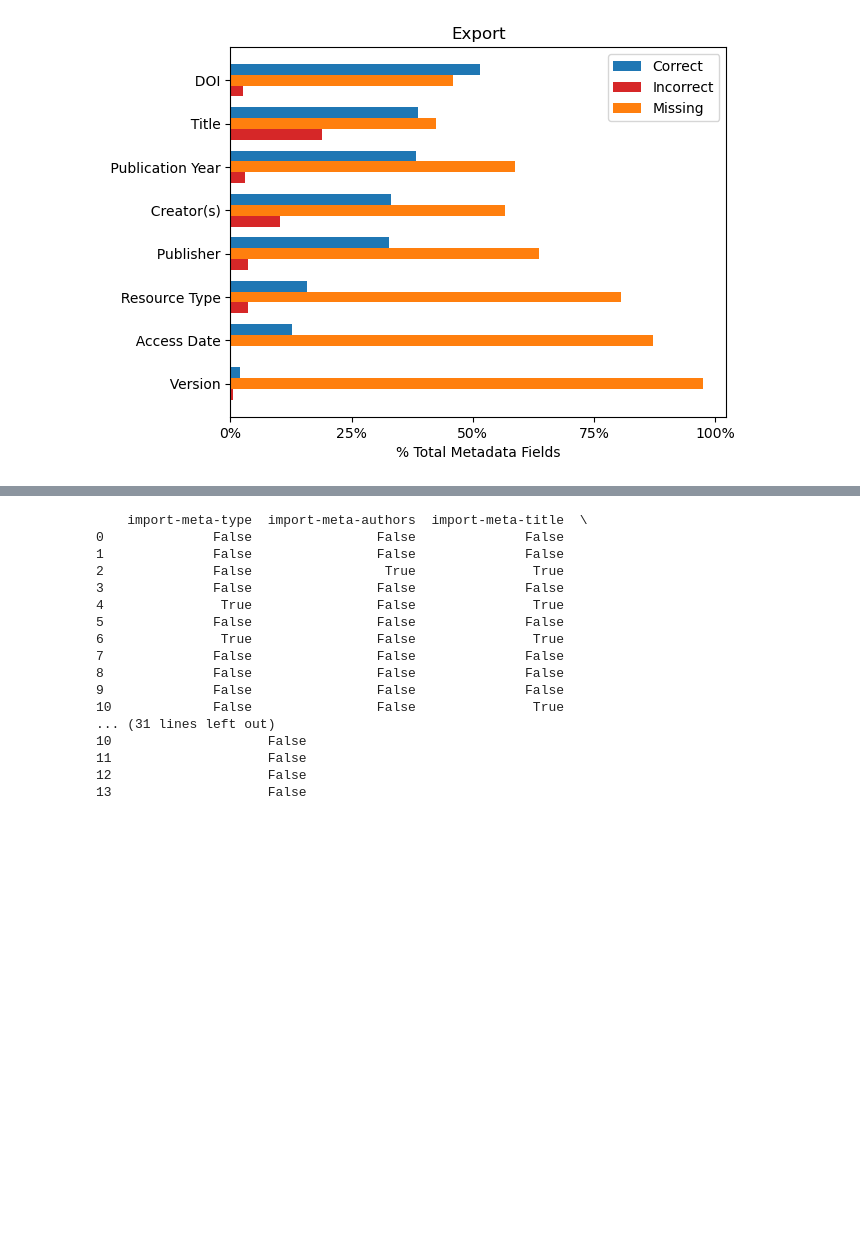
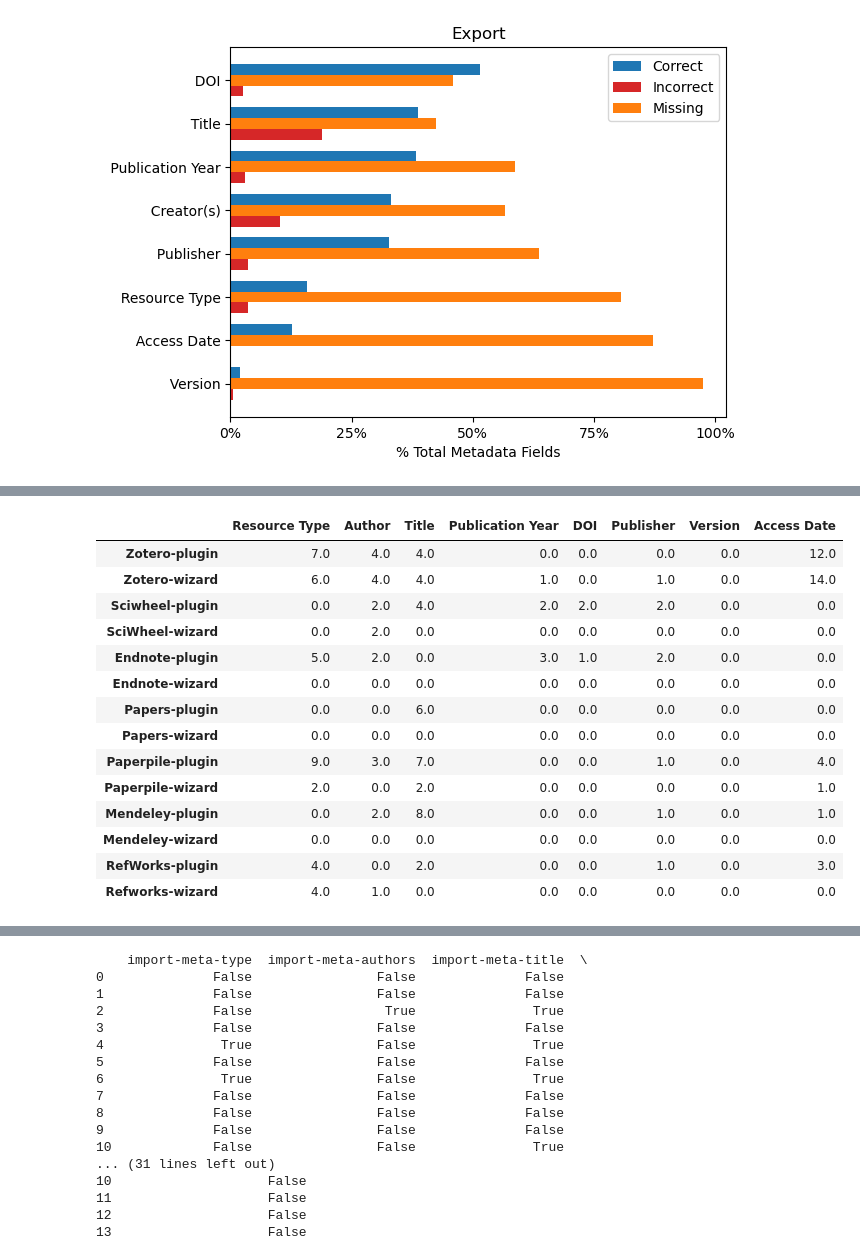
Before and after one commit to kvrouwenvelder/reference-manager-analysis, a Jupyter notebook: reference-manager-citations-ESIP.ipynb, the cells around one changed output, grey strips where cells are left out. Saved outputs shown, nothing was run; the diff lists cells and outputs as text; code cells hidden in the pictures; blank space fills up the shorter version.

```diff
--- a/reference-manager-citations-ESIP.ipynb
+++ b/reference-manager-citations-ESIP.ipynb
@@ -877,0 +885,18 @@ NameError: name 'nan' is not defined
+# %%
+change_counts_df
+# %% [output]
+|  | Resource Type | Author | Title | Publication Year | DOI | Publisher | Version | Access Date |
+| Zotero-plugin | 7.0 | 4.0 | 4.0 | 0.0 | 0.0 | 0.0 | 0.0 | 12.0 |
+| Zotero-wizard | 6.0 | 4.0 | 4.0 | 1.0 | 0.0 | 1.0 | 0.0 | 14.0 |
+| Sciwheel-plugin | 0.0 | 2.0 | 4.0 | 2.0 | 2.0 | 2.0 | 0.0 | 0.0 |
+| SciWheel-wizard | 0.0 | 2.0 | 0.0 | 0.0 | 0.0 | 0.0 | 0.0 | 0.0 |
+| Endnote-plugin | 5.0 | 2.0 | 0.0 | 3.0 | 1.0 | 2.0 | 0.0 | 0.0 |
+| Endnote-wizard | 0.0 | 0.0 | 0.0 | 0.0 | 0.0 | 0.0 | 0.0 | 0.0 |
+| Papers-plugin | 0.0 | 0.0 | 6.0 | 0.0 | 0.0 | 0.0 | 0.0 | 0.0 |
+| Papers-wizard | 0.0 | 0.0 | 0.0 | 0.0 | 0.0 | 0.0 | 0.0 | 0.0 |
+| Paperpile-plugin | 9.0 | 3.0 | 7.0 | 0.0 | 0.0 | 1.0 | 0.0 | 4.0 |
+| Paperpile-wizard | 2.0 | 0.0 | 2.0 | 0.0 | 0.0 | 0.0 | 0.0 | 1.0 |
+| Mendeley-plugin | 0.0 | 2.0 | 8.0 | 0.0 | 0.0 | 1.0 | 0.0 | 1.0 |
+| Mendeley-wizard | 0.0 | 0.0 | 0.0 | 0.0 | 0.0 | 0.0 | 0.0 | 0.0 |
+| RefWorks-plugin | 4.0 | 0.0 | 2.0 | 0.0 | 0.0 | 1.0 | 0.0 | 3.0 |
+| Refworks-wizard | 4.0 | 1.0 | 0.0 | 0.0 | 0.0 | 0.0 | 0.0 | 0.0 |
```
Also changed, not shown: parts of 24 cells of this notebook.
